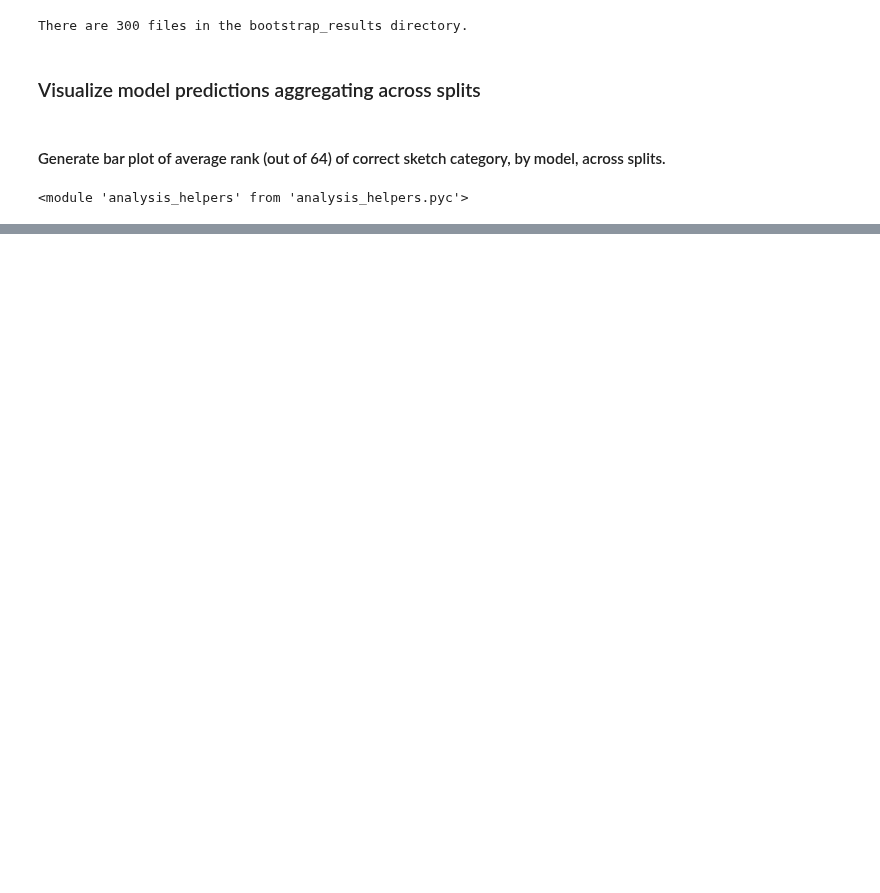
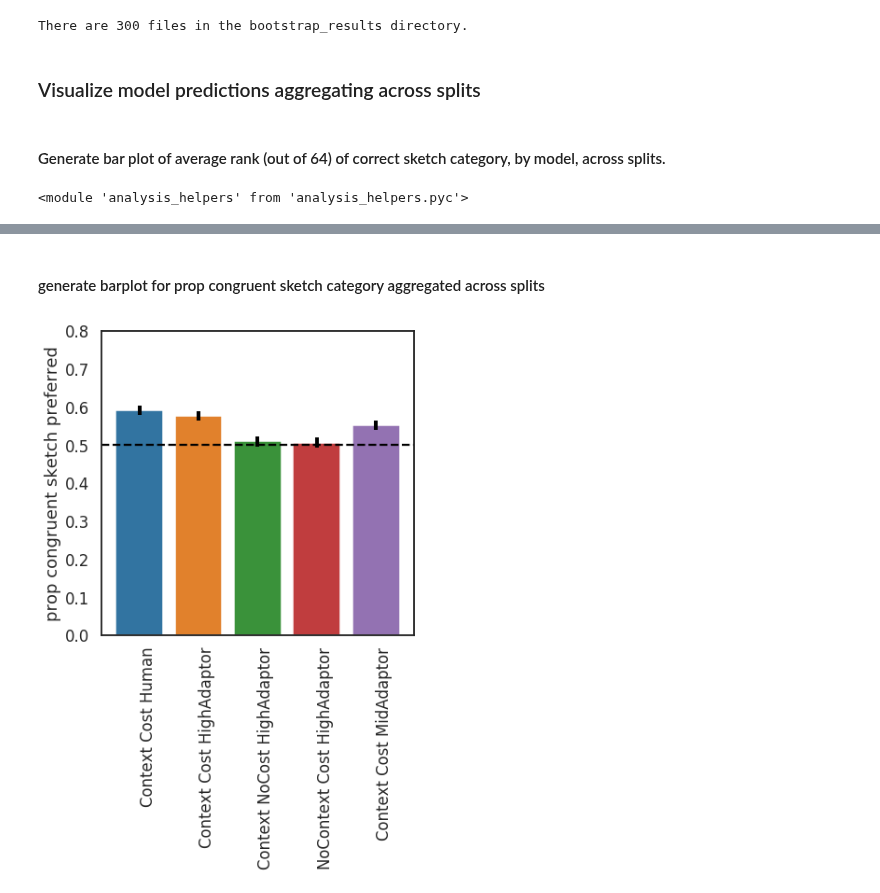
Before and after one commit to judithfan/visual_communication_in_context, a Jupyter notebook: analysis/model_comparison_2.ipynb, the cells around one changed output, grey strips where cells are left out. Cells and saved outputs as stored; diff of their text form; code cells hidden in the pictures; blank space fills up the shorter version.

Commit message:
clean up refactor plots aggregating across splits

```diff
--- a/analysis/model_comparison_2.ipynb
+++ b/analysis/model_comparison_2.ipynb
@@ -394,0 +284,23 @@ l = ax.set_xticklabels(xticklabels, rotation = 90, ha="left")
+# %% [markdown]
+#### generate barplot for prop congruent sketch category aggregated across splits
+# %%
+reload(h)
+## make dataframe
+R = h.generate_aggregated_estimate_dataframe(B,
+                                             condition_list = ['all'],
+                                             model_space=model_space,
+                                             split_types=split_types,
+                                             var_of_interest='sign_diff_rank')
+
+## make plot
+h.plot_prop_congruent_across_splits(R,
+                                      var_of_interest='sign_diff_rank',
+                                      condition_list = ['all'],
+                                      model_space=model_space,
+                                      split_types=split_types,
+                                      condition='all',
+                                      sns_context='talk',
+                                      figsize=(6,6),
+                                      errbar_multiplier=1.)
+# %% [output]
+[figure, added]
```
Also changed, not shown: parts of 13 cells of this notebook, 1 other file.
